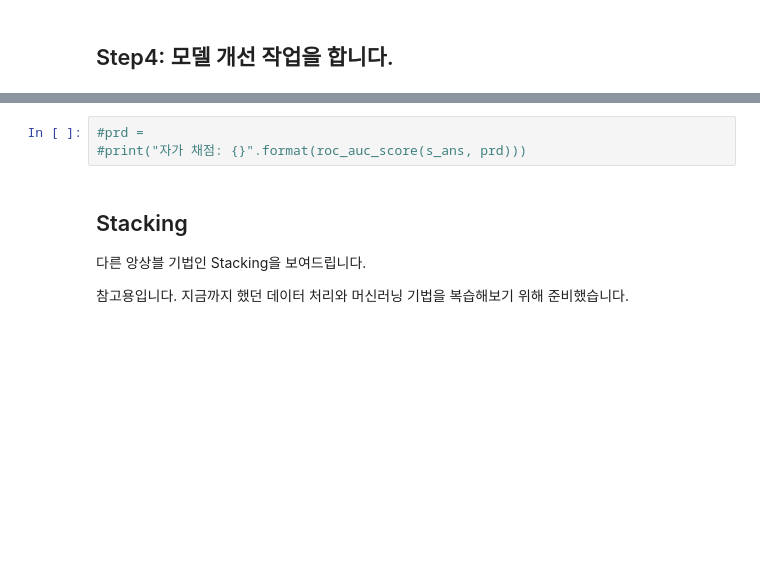
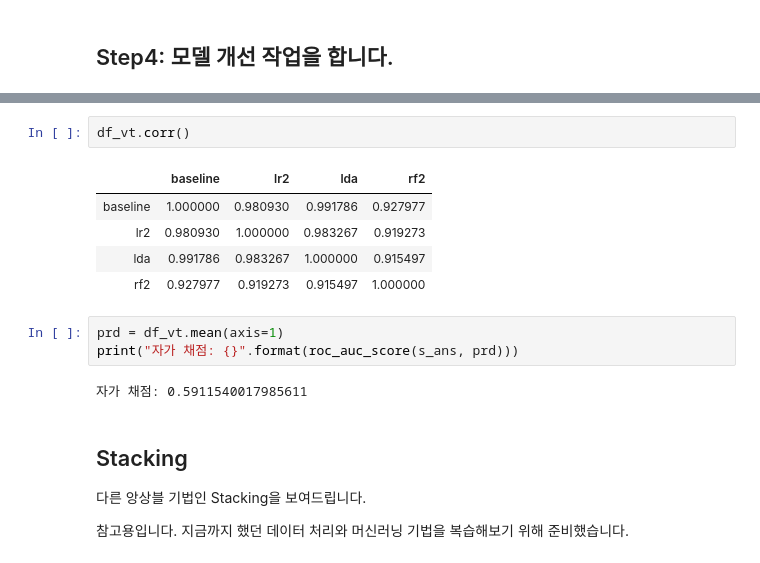
Before and after one commit to sunkusun9/DS_lv3_2410_2, a Jupyter notebook: sec_ds_lv3_prob1_kaggle.ipynb, the cells around one changed output, grey strips where cells are left out. Saved outputs shown, nothing was run; the diff lists cells and outputs as text; blank space fills up the shorter version.

```diff
--- a/sec_ds_lv3_prob1_kaggle.ipynb
+++ b/sec_ds_lv3_prob1_kaggle.ipynb
@@ -418,6 +551,16 @@ model_list = [
+# %%
+df_vt.corr()
+# %% [output]
+|  | baseline | lr2 | lda | rf2 |
+| baseline | 1.000000 | 0.980930 | 0.991786 | 0.927977 |
+| lr2 | 0.980930 | 1.000000 | 0.983267 | 0.919273 |
+| lda | 0.991786 | 0.983267 | 1.000000 | 0.915497 |
+| rf2 | 0.927977 | 0.919273 | 0.915497 | 1.000000 |
 # %%
-#prd =
-#print("자가 채점: {}".format(roc_auc_score(s_ans, prd)))
+prd = df_vt.mean(axis=1)
+print("자가 채점: {}".format(roc_auc_score(s_ans, prd)))
+# %% [output]
+자가 채점: 0.5911540017985611
 # %% [markdown]
 ## Stacking
 
```
Also changed, not shown: parts of 27 cells of this notebook.
